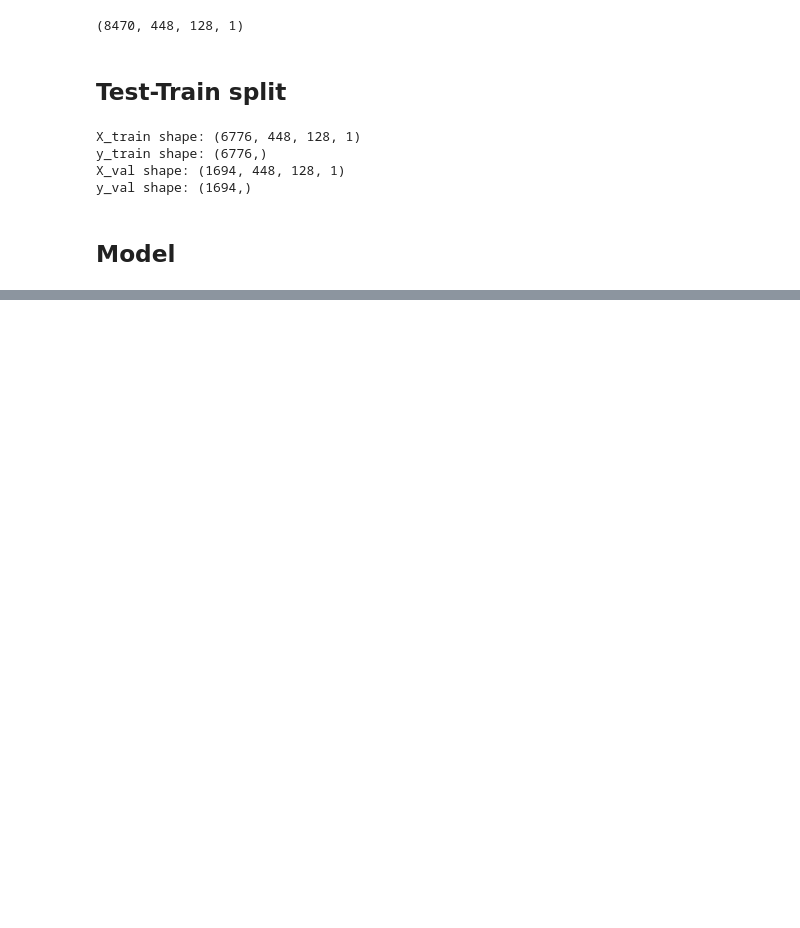
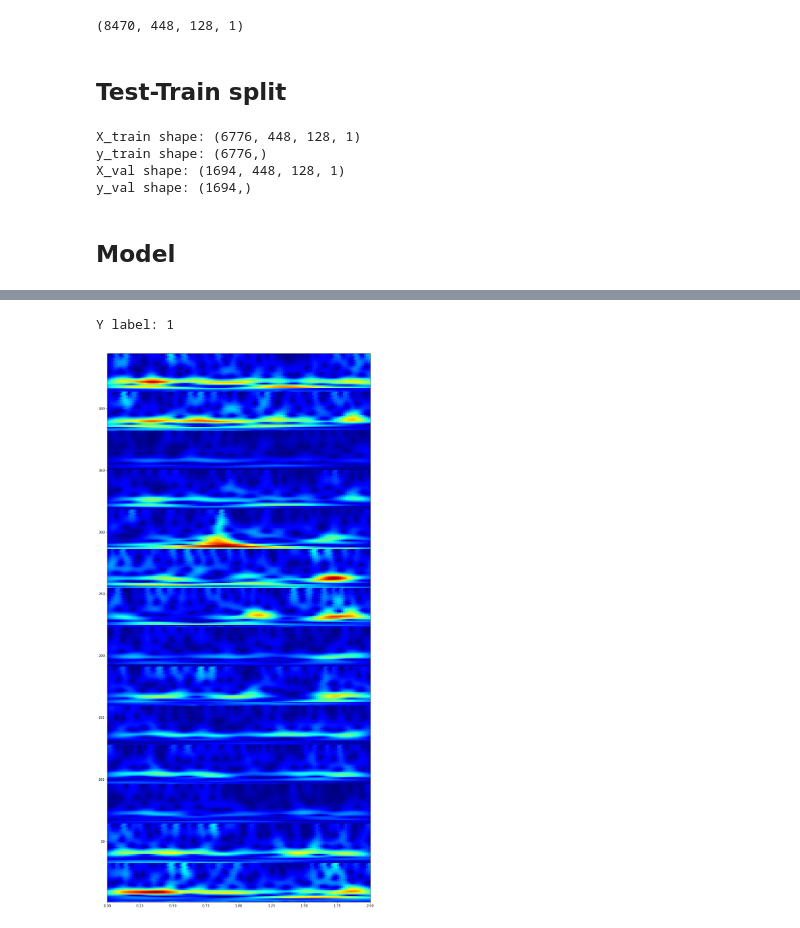
Before and after one commit to Koda98/CSE247-project, a Jupyter notebook: CNN_2D.ipynb, the cells around one changed output, grey strips where cells are left out. Cells and saved outputs as stored; diff of their text form; code cells hidden in the pictures; blank space fills up the shorter version.

```diff
--- a/CNN_2D.ipynb
+++ b/CNN_2D.ipynb
@@ -363,0 +374,6 @@ NameError: name 'feature_map_model' is not defined
+# %%
+index = 2800
+plot_scalograms(X_train.reshape(6776, 448, 128), y_train, index)
+# %% [output]
+Y label: 1
+[figure, added]
```
Also changed, not shown: parts of 27 cells of this notebook.
